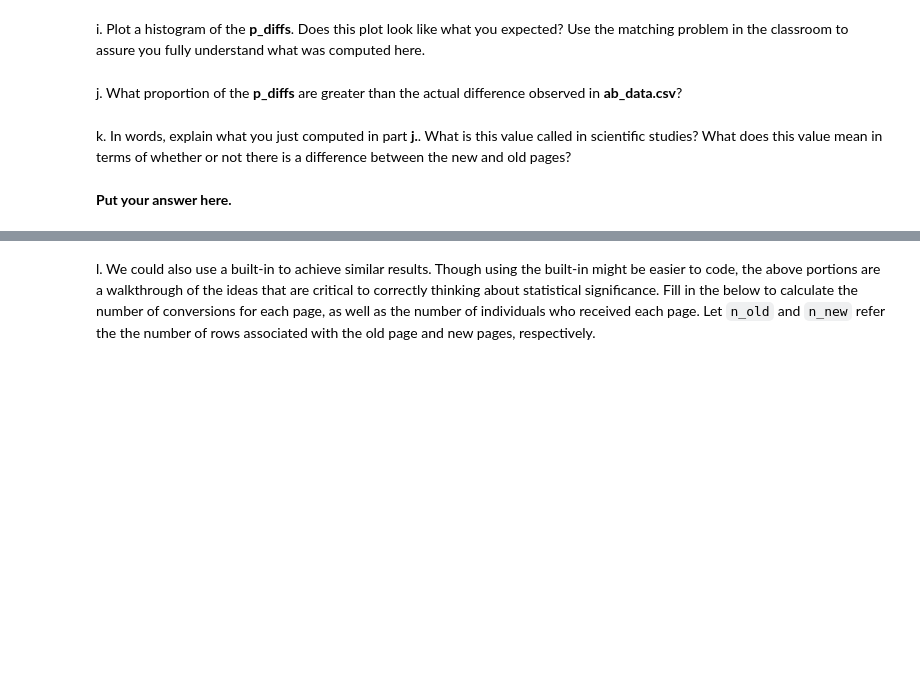
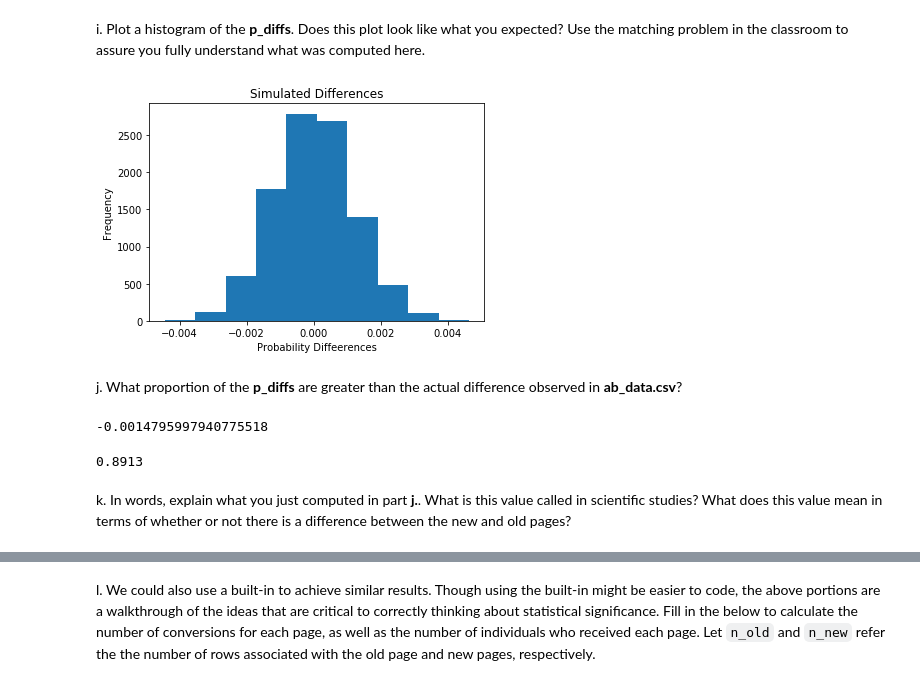
Before and after one commit to jennatang/Analyze-A-B-test, a Jupyter notebook: Analyze_ab_test_results_notebook.ipynb, the cells around one changed output, grey strips where cells are left out. Saved outputs shown, nothing was run; the diff lists cells and outputs as text; code cells hidden in the pictures; blank space fills up the shorter version.

```diff
--- a/Analyze_ab_test_results_notebook.ipynb
+++ b/Analyze_ab_test_results_notebook.ipynb
@@ -196,2 +255,5 @@ c. What is $n_{new}$?
 # %% [markdown]
 d. What is $n_{old}$?
+# %%
+n_old = df2.query("group == 'control'").shape[0]
+print(n_old)
@@ -198,6 +262,10 @@ d. What is $n_{old}$?
 # %% [markdown]
 e. Simulate $n_{new}$ transactions with a convert rate of $p_{new}$ under the null.  Store these $n_{new}$ 1's and 0's in **new_page_converted**.
+# %%
+new_page_converted  = np.random.choice([0, 1], size=n_new, p=[(1 - p_new), p_new])
 # %% [markdown]
 f. Simulate $n_{old}$ transactions with a convert rate of $p_{old}$ under the null.  Store these $n_{old}$ 1's and 0's in **old_page_converted**.
+# %%
+old_page_converted = np.random.choice([0, 1], size=n_old, p=[(1 - p_old), p_old])
 # %% [markdown]
 g. Find $p_{new}$ - $p_{old}$ for your simulated values from part (e) and (f).
@@ -204,10 +277,35 @@ g. Find $p_{new}$ - $p_{old}$ for your simulated values from part (e) and (f).
 # %% [markdown]
 h. Simulate 10,000 $p_{new}$ - $p_{old}$ values using this same process similarly to the one you calculated in parts **a. through g.** above.  Store all 10,000 values in **p_diffs**.
+# %%
+p_diffs = []
+
+for i in range(10000):
+    new_page_converted = np.random.choice([0, 1], size=n_new, p=[(1 - p_new), p_new])
+    old_page_converted = np.random.choice([0, 1], size=n_old, p=[(1 - p_old), p_old])
+    delta = new_page_converted.mean() - old_page_converted.mean()
+    p_diffs.append(delta)
 # %% [markdown]
 i. Plot a histogram of the **p_diffs**.  Does this plot look like what you expected?  Use the matching problem in the classroom to assure you fully understand what was computed here.
+# %%
+plt.hist(p_diffs)
+plt.xlabel('Probability Diffeerences')
+plt.ylabel('Frequency')
+plt.title('Simulated Differences');
+# %% [output]
+[figure, added]
 # %% [markdown]
 j. What proportion of the **p_diffs** are greater than the actual difference observed in **ab_data.csv**?
+# %%
+# calculate the actual difference from the original ab_data
+actual_diff = df.query('group == "treatment"')['converted'].mean() - df.query('group == "control"')['converted'].mean()
+actual_diff
+# %% [output]
+-0.0014795997940775518
+# %%
+# proportion of the p_diffs are greater than the actual difference observed in ab_data.csv is computed as follows
+p_diffs = np.array(p_diffs)
+(actual_diff < p_diffs).mean()
+# %% [output]
+0.8913
 # %% [markdown]
 k. In words, explain what you just computed in part **j.**.  What is this value called in scientific studies?  What does this value mean in terms of whether or not there is a difference between the new and old pages?
-# %% [markdown]
-**Put your answer here.**
```
Also changed, not shown: parts of 16 cells of this notebook, 2 other files.
